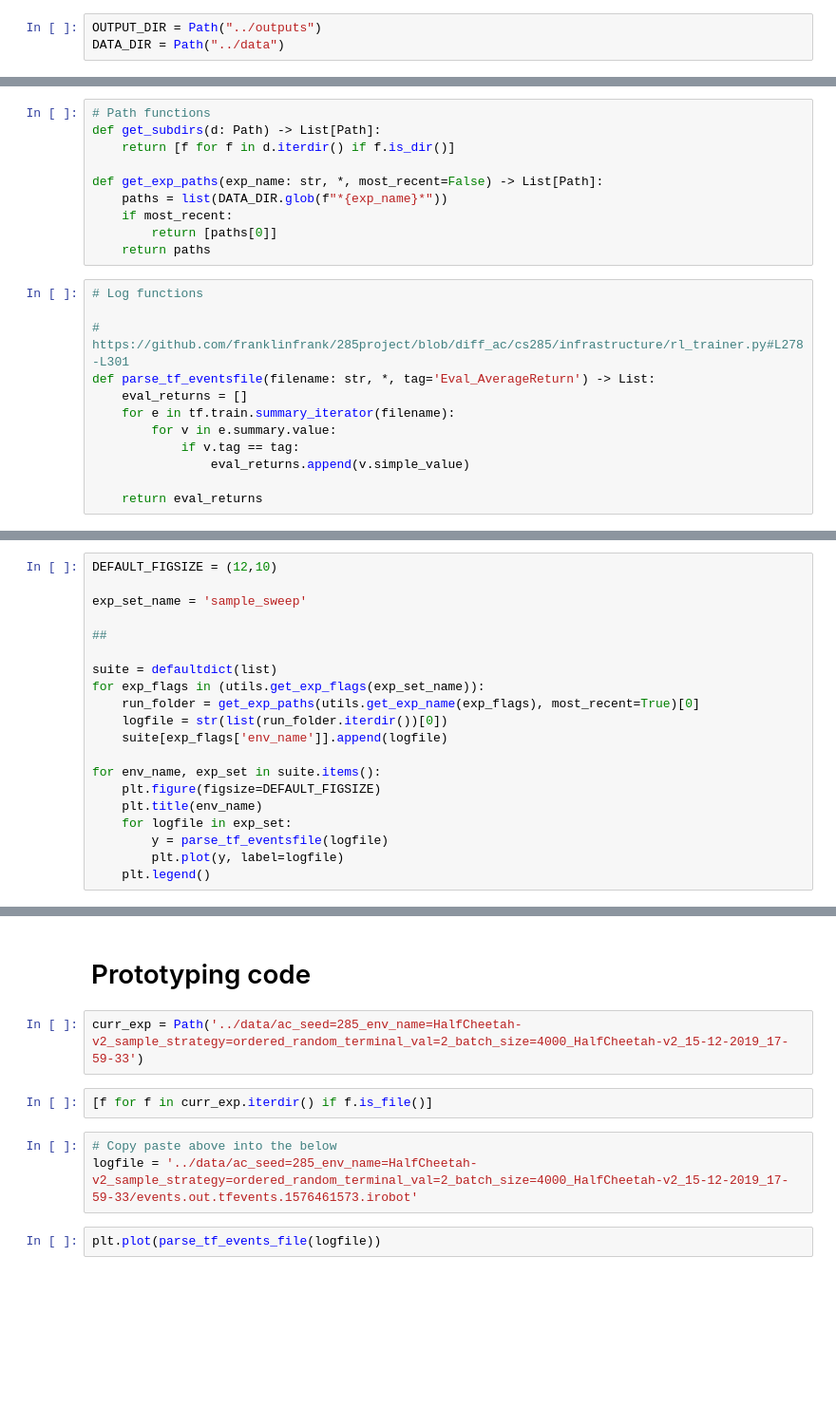
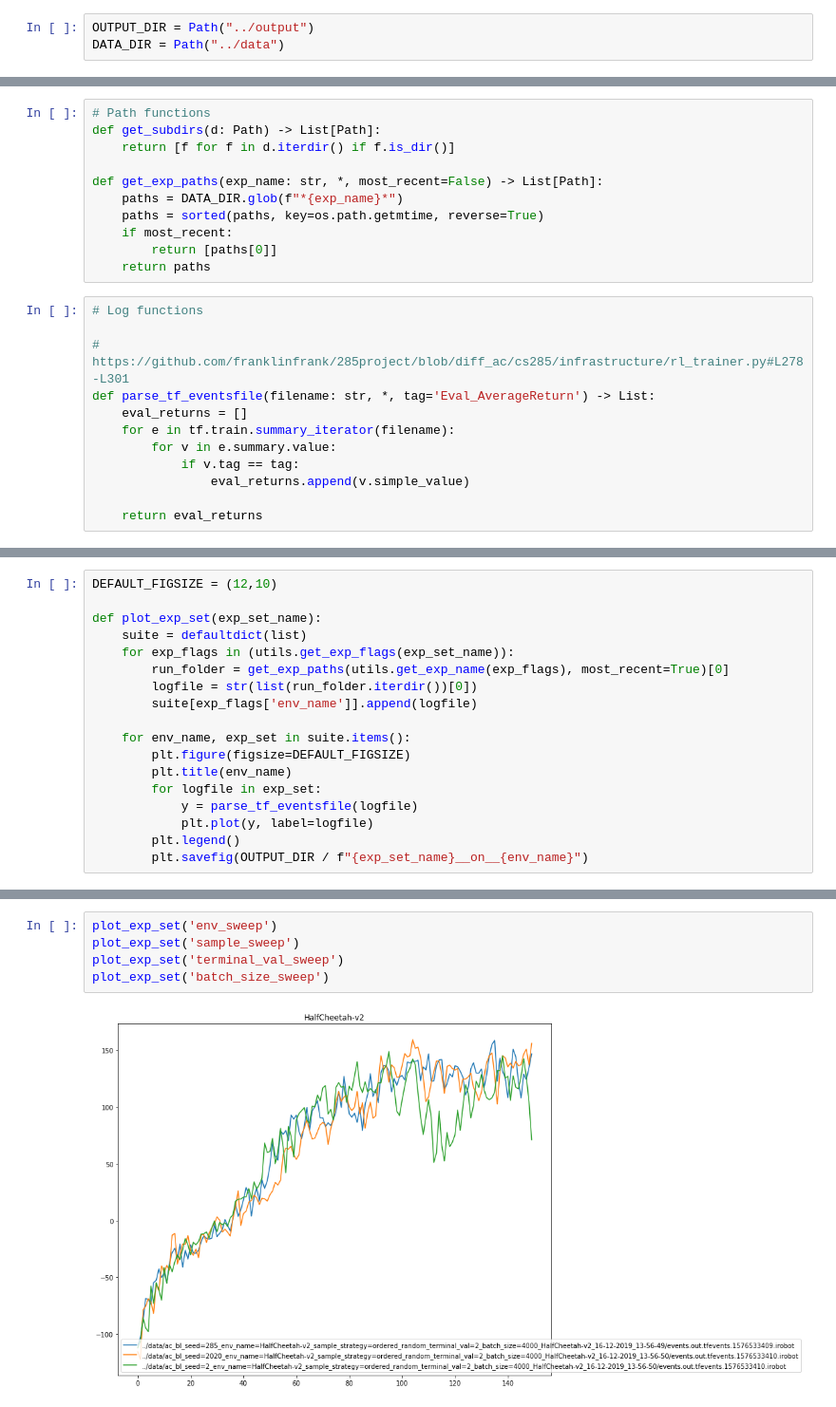
Before and after one commit to franklinfrank/285project, a Jupyter notebook: cs285/plotting/plot_main.ipynb, the cells around one changed output, grey strips where cells are left out. Shown at 95% size. Drawn from its saved outputs; the diff is of its cells as text; blank space fills up the shorter version.

Commit message:
plotting updates

```diff
--- a/cs285/plotting/plot_main.ipynb
+++ b/cs285/plotting/plot_main.ipynb
@@ -12,7 +13,7 @@ sys.path.append('..')
 
 from scripts import utils
 # %%
-OUTPUT_DIR = Path("../outputs")
+OUTPUT_DIR = Path("../output")
 DATA_DIR = Path("../data")
 # %% [markdown]
 # Helper functions
@@ -22,7 +23,8 @@ def get_subdirs(d: Path) -> List[Path]:
     return [f for f in d.iterdir() if f.is_dir()]
 
 def get_exp_paths(exp_name: str, *, most_recent=False) -> List[Path]:
-    paths = list(DATA_DIR.glob(f"*{exp_name}*"))
+    paths = DATA_DIR.glob(f"*{exp_name}*")
+    paths = sorted(paths, key=os.path.getmtime, reverse=True)
     if most_recent:
         return [paths[0]]
     return paths
@@ -43,20 +45,18 @@ def parse_tf_eventsfile(filename: str, *, tag='Eval_AverageReturn') -> List:
 # %%
 DEFAULT_FIGSIZE = (12,10)
 
-exp_set_name = 'sample_sweep'
+def plot_exp_set(exp_set_name):
+    suite = defaultdict(list)
+    for exp_flags in (utils.get_exp_flags(exp_set_name)):
+        run_folder = get_exp_paths(utils.get_exp_name(exp_flags), most_recent=True)[0]
+        logfile = str(list(run_folder.iterdir())[0])
+        suite[exp_flags['env_name']].append(logfile)
 
-##
-
-suite = defaultdict(list)
-for exp_flags in (utils.get_exp_flags(exp_set_name)):
-    run_folder = get_exp_paths(utils.get_exp_name(exp_flags), most_recent=True)[0]
-    logfile = str(list(run_folder.iterdir())[0])
-    suite[exp_flags['env_name']].append(logfile)
-
-for env_name, exp_set in suite.items():
-    plt.figure(figsize=DEFAULT_FIGSIZE)
-    plt.title(env_name)
-    for logfile in exp_set:
-        y = parse_tf_eventsfile(logfile)
-        plt.plot(y, label=logfile)
-    plt.legend()
+    for env_name, exp_set in suite.items():
+        plt.figure(figsize=DEFAULT_FIGSIZE)
+        plt.title(env_name)
+        for logfile in exp_set:
+            y = parse_tf_eventsfile(logfile)
+            plt.plot(y, label=logfile)
+        plt.legend()
+        plt.savefig(OUTPUT_DIR / f"{exp_set_name}__on__{env_name}")
@@ -67,11 +63,7 @@ plt.plot(parse_tf_events_file(logfile))
-# %% [markdown]
-# Prototyping code
-# %%
-curr_exp = Path('../data/ac_seed=285_env_name=HalfCheetah-v2_sample_strategy=ordered_random_terminal_val=2_batch_size=4000_HalfCheetah-v2_15-12-2019_17-59-33')
-# %%
-[f for f in curr_exp.iterdir() if f.is_file()]
-# %%
-# Copy paste above into the below
-logfile = '../data/ac_seed=285_env_name=HalfCheetah-v2_sample_strategy=ordered_random_terminal_val=2_batch_size=4000_HalfCheetah-v2_15-12-2019_17-59-33/events.out.tfevents.1576461573.irobot'
-# %%
-plt.plot(parse_tf_events_file(logfile))
+# %%
+plot_exp_set('env_sweep')
+plot_exp_set('sample_sweep')
+plot_exp_set('terminal_val_sweep')
+plot_exp_set('batch_size_sweep')
+# %% [output]
+[figure, added]
```
Also changed, not shown: parts of 5 cells of this notebook, 6 other files.
